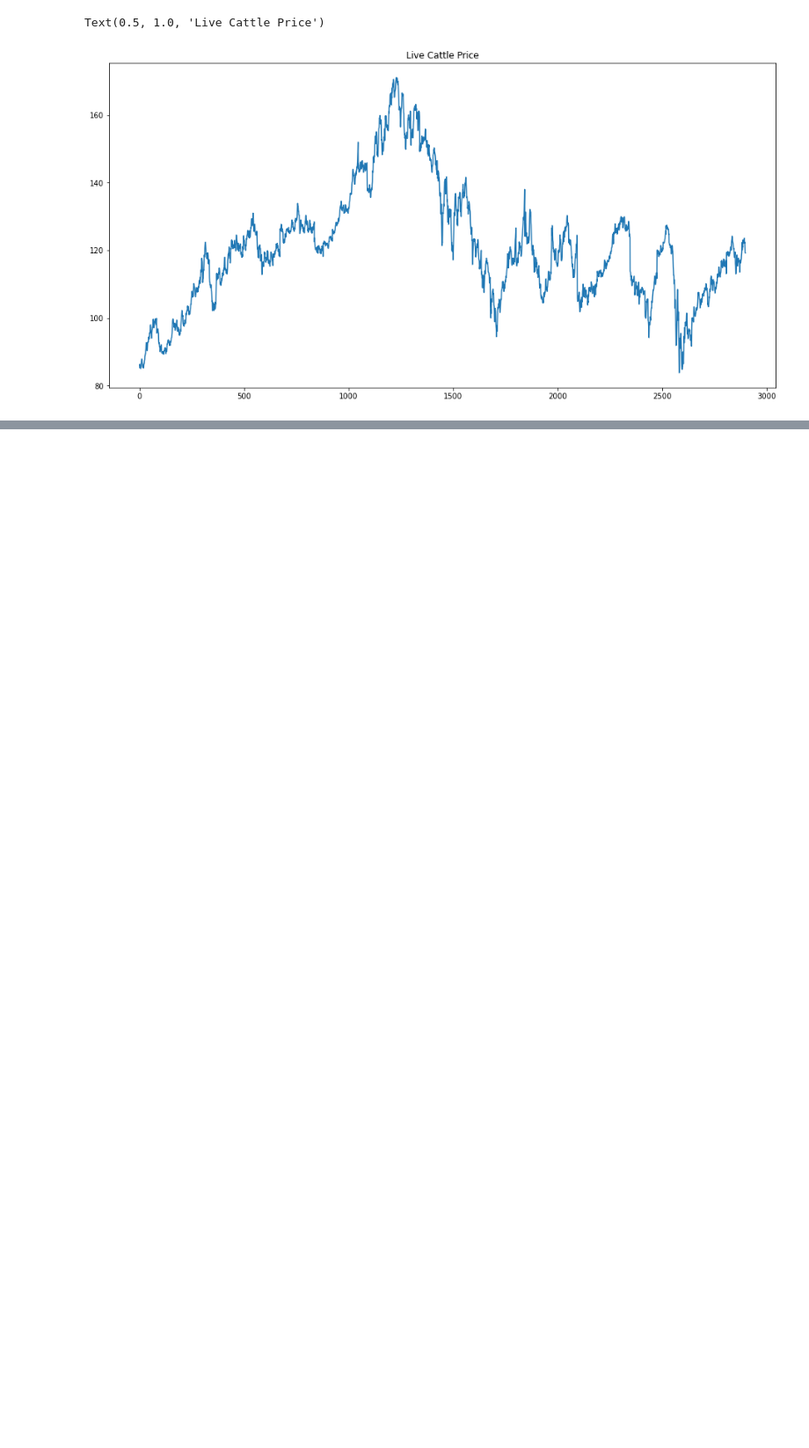
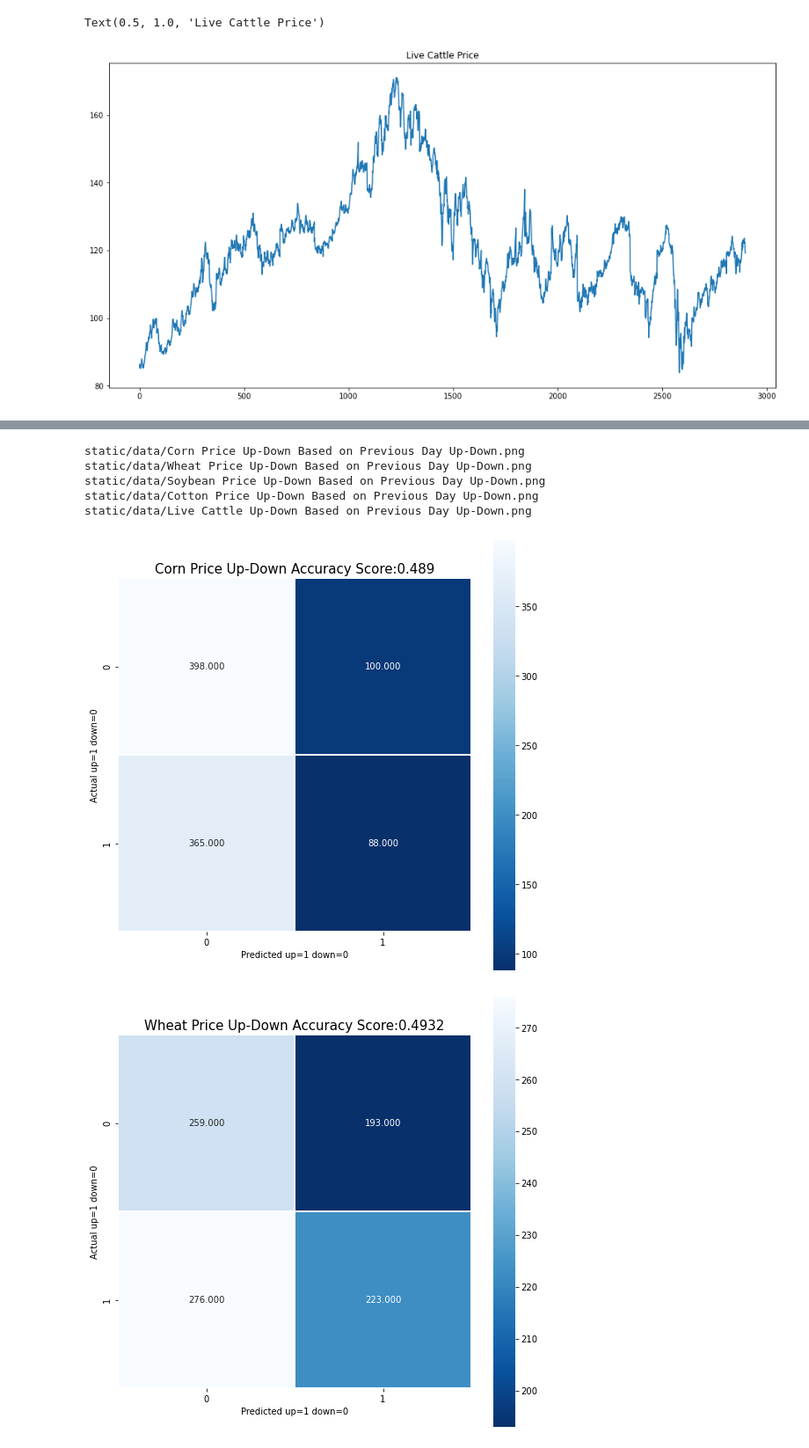
Before and after one commit to FabulousErin/Project_2, a Jupyter notebook: Prediction_Price_ML-Time Lag-Copy1.ipynb, the cells around one changed output, grey strips where cells are left out. Shown at 88% size. Saved outputs shown, nothing was run; the diff lists cells and outputs as text; code cells hidden in the pictures; blank space fills up the shorter version.

```diff
--- a/Prediction_Price_ML-Time Lag-Copy1.ipynb
+++ b/Prediction_Price_ML-Time Lag-Copy1.ipynb
@@ -222,6 +247,7 @@ from sklearn.metrics import r2_score
 # %%
 data_frame_list =[corn_df,wheat_df, soybean_df, cotton_df, cattle_df]
 commodity_list =['Corn Price','Wheat Price','Soybean Price','Cotton Price', 'Live Cattle']
+price_move_list =['Corn Price Up-Down','Wheat Price Up-Down','Soybean Price Up-Down','Cotton Price Up-Down','Live Cattle Up-Down']
 # %%
 for x in range(len(data_frame_list)):
     X = data_frame_list[x].iloc[:,2:3]
@@ -319,0 +347,52 @@ static/data/Live Cattle Based on 5,10,20 Days.png
+# %%
+for x in range(len(data_frame_list)):
+    X = data_frame_list[x].iloc[:,2:6]
+    Y = data_frame_list[x][price_move_list[x]]
+    X_train, X_validation, Y_train, Y_validation = train_test_split(X, Y,test_size=0.33, random_state=0)
+    model = LogisticRegression()
+        # Fit to model
+    model.fit(X_train, Y_train)
+        # predict
+    predictions = model.predict(X_validation)
+    output = round(mean_squared_error(Y_validation, predictions),4)
+#     print(output)
+    #print(f'{price_move_list[x]}','mean r-squared', output)
+
+    cm = metrics.confusion_matrix(Y_validation, predictions)
+
+
+    plt.figure(figsize=(9,9))
+    sns.heatmap(cm, annot=True, fmt=".3f", linewidths=.5, square = True, cmap = 'Blues_r');
+    plt.ylabel('Actual up=1 down=0');
+    plt.xlabel('Predicted up=1 down=0');
+    all_sample_title = 'Accuracy Score: {0}'.format(model)
+    plt.title(f'{price_move_list[x]}'+' Accuracy Score:'+ f'{output}', size = 15);
+
+
+        # %matplotlib inline
+#     fig= plt.scatter(figsize=(12,6))
+
+#     plt.xticks(fontsize = 10)
+#     plt.yticks(fontsize = 10)
+#     plt.scatter(Y_validation,predictions)
+#     plt.xlabel("Actual Price", fontsize=25)
+#     plt.ylabel("Predicted Price", fontsize=25)
+#     ax = plt.axes()
+#     ax.set_facecolor('#FFFFFF')
+#     plt.title(f"{commodity_list[x]} Forecast Based on Previous Day Up-Down", fontsize=35, backgroundcolor='white')
+#     plt.rcParams['axes.facecolor'] = 'silver'
+#     plt.text(data_frame_list[x][commodity_list[x]].min(),predictions.max(),"r-squared = {:.3f}".format(r2_score(Y_validation, predictions)), fontsize=25)
+#     print(r2_score(Y_validation,predictions))
+
+    heatmap_path = 'static/data/' + (f'{price_move_list[x]} Based on Previous Day Up-Down.png')
+    print(heatmap_path)
+
+    plt.savefig(heatmap_path)
+# %% [output]
+static/data/Corn Price Up-Down Based on Previous Day Up-Down.png
+static/data/Wheat Price Up-Down Based on Previous Day Up-Down.png
+static/data/Soybean Price Up-Down Based on Previous Day Up-Down.png
+static/data/Cotton Price Up-Down Based on Previous Day Up-Down.png
+static/data/Live Cattle Up-Down Based on Previous Day Up-Down.png
+[figure, added]
+[figure, added]
```
Also changed, not shown: parts of 12 cells of this notebook, 20 other files.
